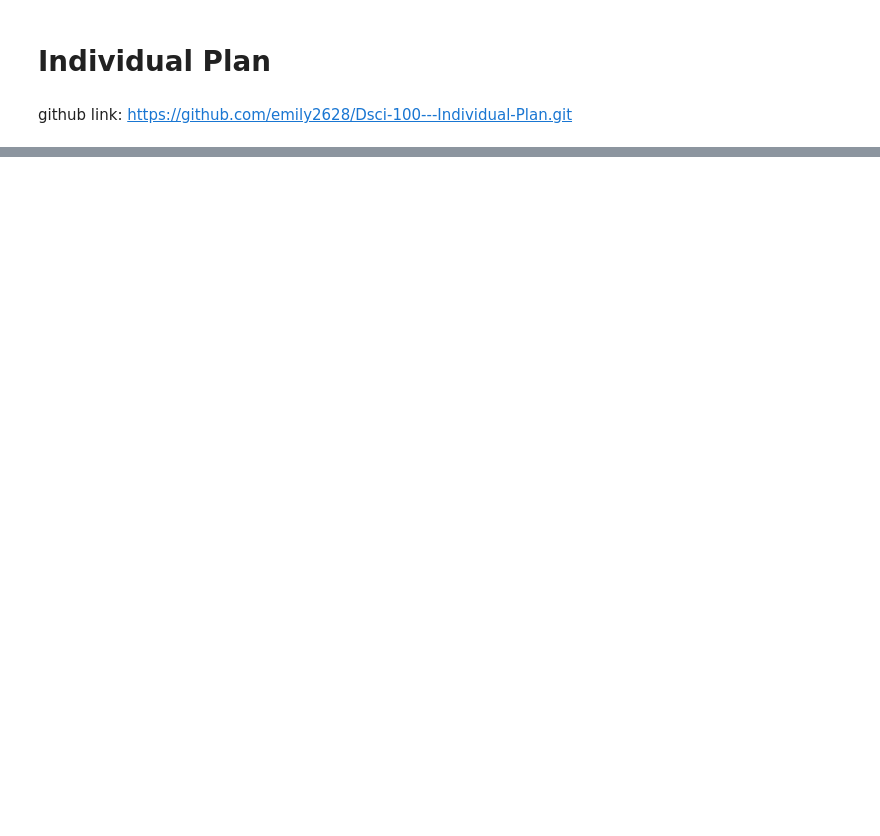
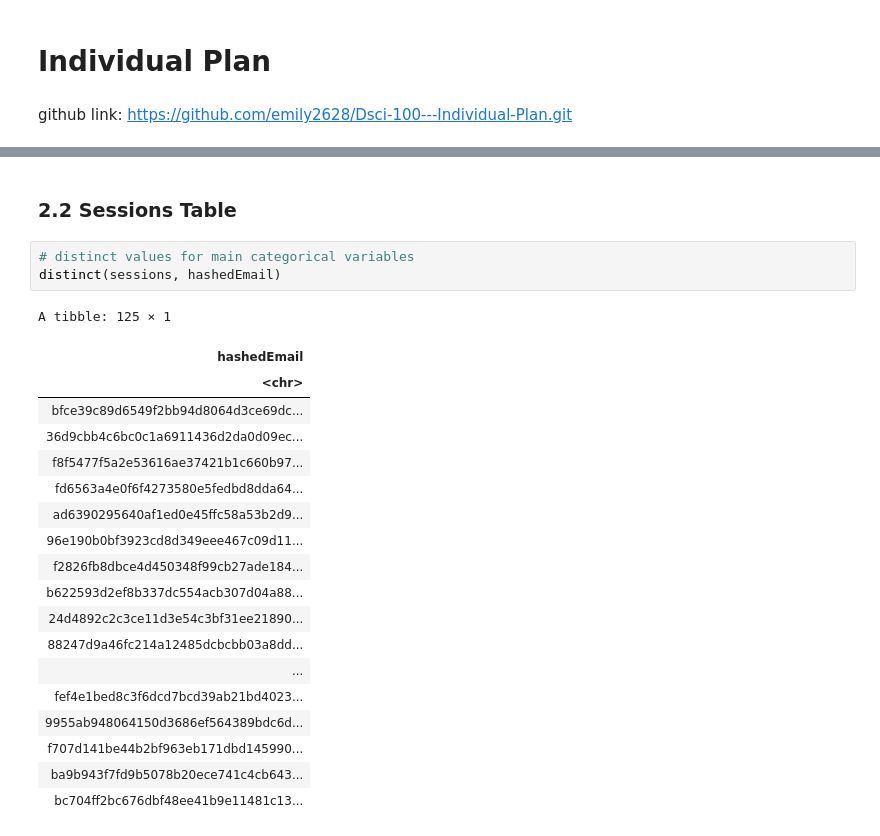
Before and after one commit to emily2628/Dsci-100---Individual-Plan, a Jupyter notebook: Individual Plan.ipynb, the cells around one changed output, grey strips where cells are left out. Saved outputs shown, nothing was run; the diff lists cells and outputs as text; blank space fills up the shorter version.

Commit message:
Commit2 Completed Data Description Section
Added variable summaries, descriptive statistics, and potential issues for players and sessions tables

```diff
--- a/Individual Plan.ipynb
+++ b/Individual Plan.ipynb
@@ -51,0 +121,25 @@ A tibble: 6 × 5
+# %% [markdown]
+### 2.2 Sessions Table
+# %%
+# distinct values for main categorical variables
+distinct(sessions, hashedEmail)
+# %% [output]
+A tibble: 125 × 1
+| hashedEmail |
+| <chr> |
+| bfce39c89d6549f2bb94d8064d3ce69dc... |
+| 36d9cbb4c6bc0c1a6911436d2da0d09ec... |
+| f8f5477f5a2e53616ae37421b1c660b97... |
+| fd6563a4e0f6f4273580e5fedbd8dda64... |
+| ad6390295640af1ed0e45ffc58a53b2d9... |
+| 96e190b0bf3923cd8d349eee467c09d11... |
+| f2826fb8dbce4d450348f99cb27ade184... |
+| b622593d2ef8b337dc554acb307d04a88... |
+| 24d4892c2c3ce11d3e54c3bf31ee21890... |
+| 88247d9a46fc214a12485dcbcbb03a8dd... |
+| ... |
+| fef4e1bed8c3f6dcd7bcd39ab21bd4023... |
+| 9955ab948064150d3686ef564389bdc6d... |
+| f707d141be44b2bf963eb171dbd145990... |
+| ba9b943f7fd9b5078b20ece741c4cb643... |
+| bc704ff2bc676dbf48ee41b9e11481c13... |
```
Also changed, not shown: parts of 11 cells of this notebook.
